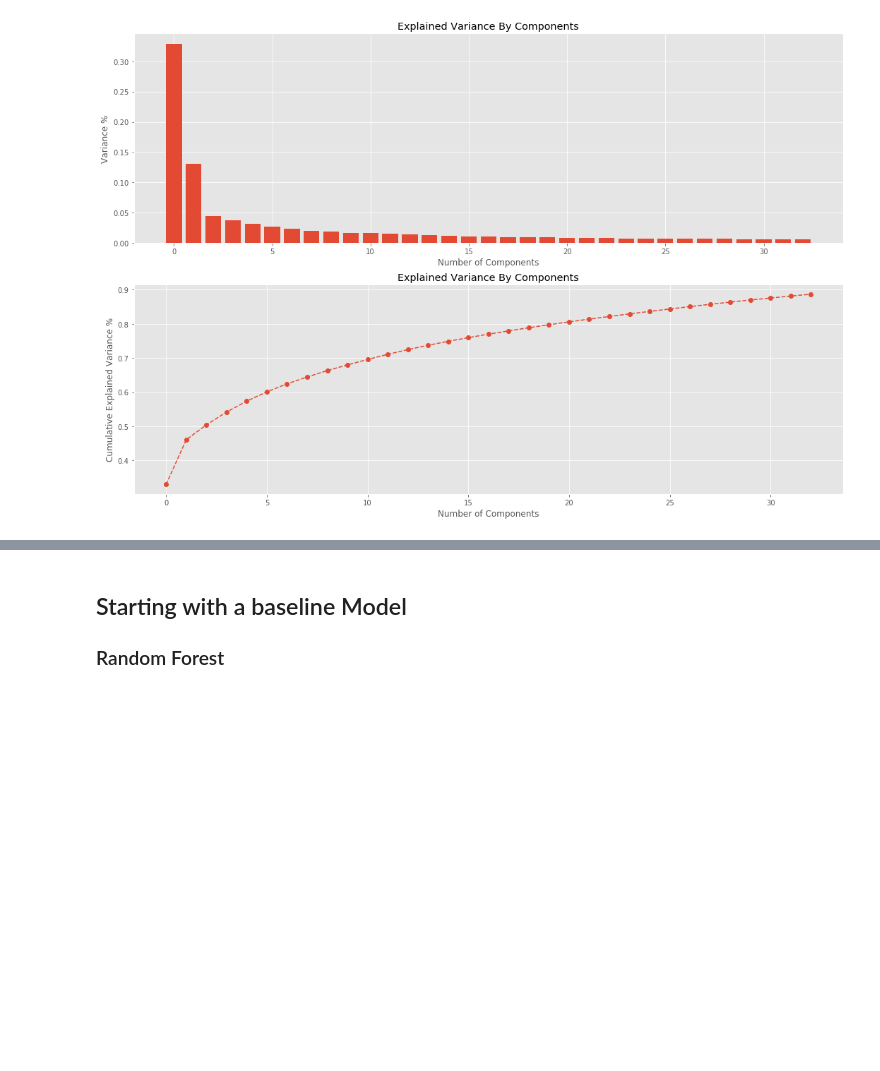
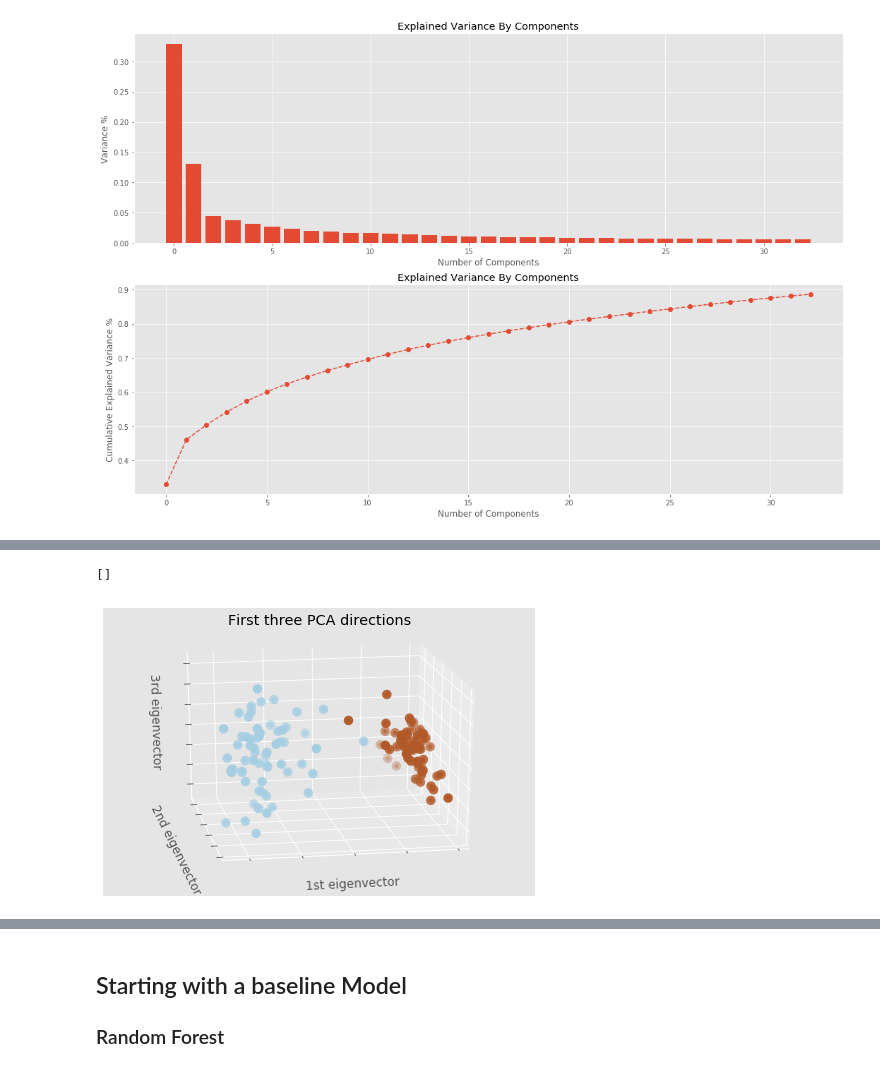
Before and after one commit to phamc4/Genetic_Diagnosis, a Jupyter notebook: Model_Comparisons.ipynb, the cells around one changed output, grey strips where cells are left out. Saved outputs shown, nothing was run; the diff lists cells and outputs as text; code cells hidden in the pictures; blank space fills up the shorter version.

Commit message:
Add 3d plot

```diff
--- a/Model_Comparisons.ipynb
+++ b/Model_Comparisons.ipynb
@@ -111,2 +137,20 @@ plotly.offline.iplot(fig)
 # %% [output]
 [interactive output not drawn]
+# %%
+pca3 = PCA(n_components=3).fit(X_train)
+X_train_reduced = pca3.transform(X_train)
+
+plt.clf()
+fig = plt.figure(1, figsize=(12,8))
+ax = Axes3D(fig, elev=-160, azim=100,)
+ax.scatter(X_train_reduced[:, 0], X_train_reduced[:, 1], X_train_reduced[:, 2], c = y_train, cmap = plt.cm.Paired, linewidths=5)
+ax.set_title("First three PCA directions")
+ax.set_xlabel("1st eigenvector")
+ax.w_xaxis.set_ticklabels([])
+ax.set_ylabel("2nd eigenvector")
+ax.w_yaxis.set_ticklabels([])
+ax.set_zlabel("3rd eigenvector")
+ax.w_zaxis.set_ticklabels([])
+# %% [output]
+[]
+[figure, added]
```
Also changed, not shown: parts of 4 cells of this notebook.
